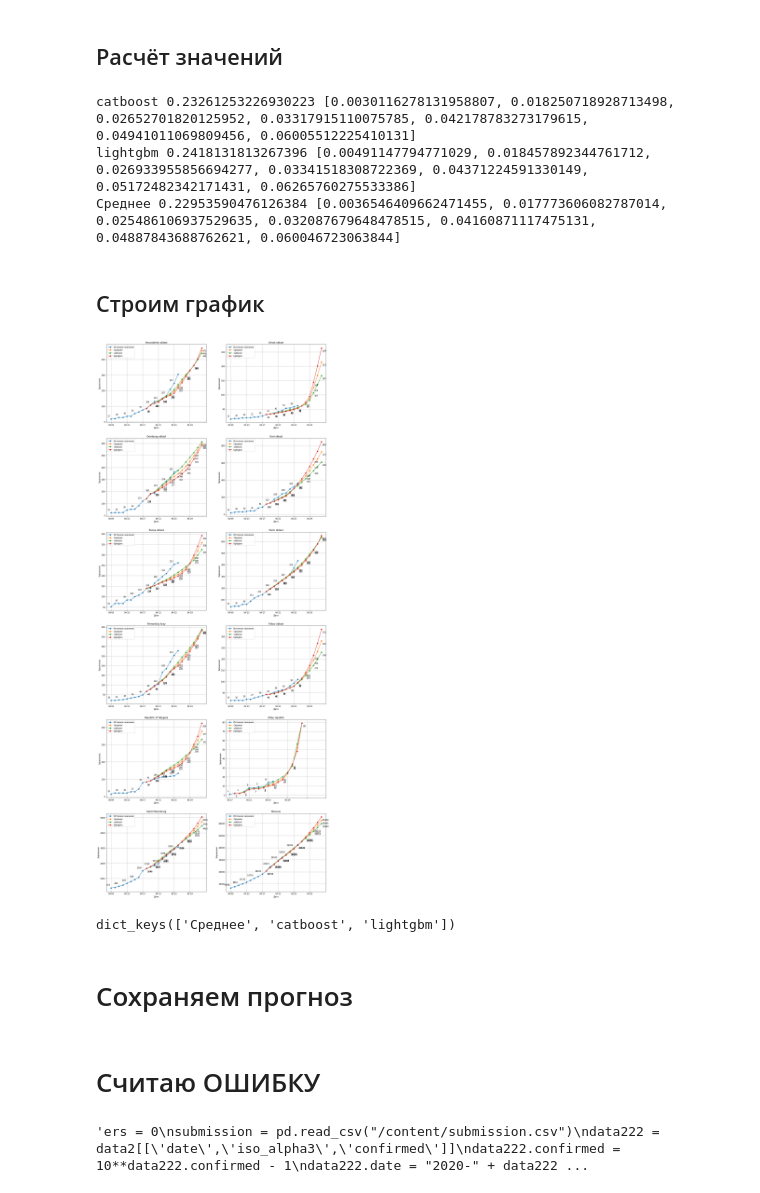
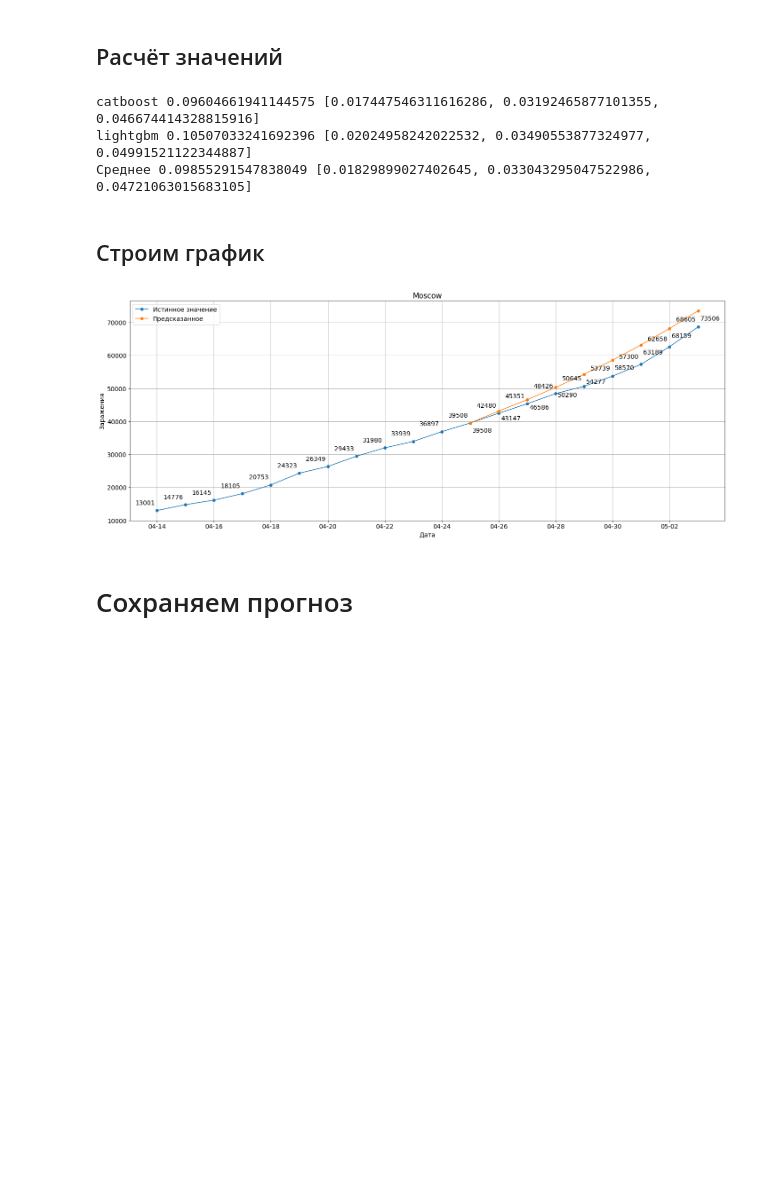
Before and after one commit to vlomme/sberbank-covid19-forecast-2020, a Jupyter notebook: covid_simple.ipynb, the cells around one changed output. Drawn from its saved outputs; the diff is of its cells as text; code cells hidden in the pictures; blank space fills up the shorter version.

```diff
--- a/covid_simple.ipynb
+++ b/covid_simple.ipynb
@@ -552,8 +540,6 @@ if Scale:
   data2.days_5 = data2.days_5/100
   data2.days_50 = data2.days_50/100
   data2.days_500 = data2.days_500/100
-  data2.days_8 = data2.days_8/100
-  data2.days_80 = data2.days_80/100
   data2.days_1_100 = data2.days_1_100/100
   data2.days_1_1000 = data2.days_1_1000/100
   data2.days_1_10000 = data2.days_1_10000/100
@@ -575,8 +561,8 @@ data2[data2.iso_alpha3 == "RUS"].iloc[70:75]
 # Отделяем данные на трейн и тест
 # %%
 #Выберите день начала приватных данных начиная с 1 марта
-days_x = 49
-iterat = 1000
+days_x = 56 #39
+iterat = 10
 #type_ans_delta - Предсказывать общее число, или изменение за день
 type_ans_delta = True
 
@@ -590,7 +576,7 @@ param_list =['countries', 'confirmed', 'deaths', 'iso_alpha3', 'delta_conf', 'de
               'pred_conf', 'pred_deaths', 'delta_conf1', 'delta_deaths1',
              'delta_conf_count',
              'delta_deaths2','delta_deaths3','delta_deaths4','delta_deaths5','delta_deaths6',
-             "isolation",
+
              'urban_pop_rate',
              'pred_conf-population_log',
              'population_log',
@@ -603,8 +589,6 @@ param_list =['countries', 'confirmed', 'deaths', 'iso_alpha3', 'delta_conf', 'de
              'days_5',
              'days_50',
              'days_500',
-             'days_8',
-             'days_80',
              'days_1_100',
              'days_1_1000',
              'days_1_10000',
@@ -886,7 +870,7 @@ model_Death["lightgbm"]  = lgb.train(params, d_train, iterat)
 # %%
 def plot_new(list_countries, Matrix, Death = False,subplot_x = 2, days_before = 10, point = True):
   dat2 = data2.copy()
-  plt.rcParams['figure.figsize'] = [20, len(list_countries)*20/subplot_x**2]
+  plt.rcParams['figure.figsize'] = [24, len(list_countries)*20/subplot_x**2]
   if log_labels:
     dat2.deaths = 10**dat2.deaths - 1
     dat2.confirmed = 10**dat2.confirmed - 1
@@ -896,6 +880,7 @@ def plot_new(list_countries, Matrix, Death = False,subplot_x = 2, days_before =
   for i, Country in enumerate(list_countries):
     plt.subplot(len(list_countries)// subplot_x + 1, subplot_x, i+1)
     yyy = dat2.loc[(dat2.iso_alpha3 == Country)&(dat2.confirmed>0)&(dat2.days_mart>=(days_x - days_before)/sc_days)]
+    yyy = yyy.loc[(yyy.days_mart<=(days_x + 7)/sc_days)]
     if Death:
       if point:
         plt.plot(yyy.date, yyy.deaths, label = "Истинное значение", marker='o')
@@ -954,7 +939,7 @@ def pred_score(predictions, day):
 #del model_Confirmed["Adaboost"]
 # %%
 # Сколько дней прогнозируем?
-days_prog = 14   #256
+days_prog = 8   #256
 podgon = True
 
 
@@ -990,8 +975,8 @@ for model_name in model_Confirmed:
     #prediction_confirmed = prediction_confirmed + new_data_list.delta_conf_sum
     #prediction_confirmed = prediction_confirmed + new_data_list.delta_conf1
     if podgon:
-      prediction_confirmed = prediction_confirmed*(0.95**(new_data_list.days_5.values*5))
-      prediction_Death = prediction_Death*(0.95**(new_data_list.days_5.values*5))
+      prediction_confirmed = prediction_confirmed*(0.95**(new_data_list.days_10.values*5))
+      prediction_Death = prediction_Death*(0.95**(new_data_list.days_10.values*5))
 
     if type_ans_delta:
       if log_labels:
@@ -1088,10 +1073,6 @@ for model_name in model_Confirmed:
       new_data_list.loc[new_data_list['days_50']>-100,'days_50'] += 1/sc_days
     if ('days_500' in new_data_list.columns):
       new_data_list.loc[new_data_list['days_500']>-100,'days_500'] += 1/sc_days
-    if ('days_8' in new_data_list.columns):
-      new_data_list.loc[new_data_list['days_8']>-100,'days_8'] += 1/sc_days
-    if ('days_80' in new_data_list.columns):
-      new_data_list.loc[new_data_list['days_80']>-100,'days_80'] += 1/sc_days
     if ('days_1_100' in new_data_list.columns):
       new_data_list.loc[new_data_list['days_1_100']>-100,'days_1_100'] += 1/sc_days
     if ('days_1_1000' in new_data_list.columns):
@@ -1139,10 +1120,7 @@ for model_name in model_Confirmed:
       new_data_list.loc[(new_data_list.days_50<1) & (prediction_confirmed > 50),"days_50"] = 1
     if ('days_500' in new_data_list.columns):
       new_data_list.loc[(new_data_list.days_500<1) & (prediction_confirmed > 500),"days_500"] = 1
-    if ('days_8' in new_data_list.columns):
-      new_data_list.loc[(new_data_list.days_8<1) & (prediction_confirmed > 8),"days_8"] = 1
-    if ('days_80' in new_data_list.columns):
-      new_data_list.loc[(new_data_list.days_80<1) & (prediction_confirmed > 80),"days_80"] = 1
+
   Matrix_confirmed[model_name] = pd.DataFrame(predictions_confirmed,columns = labels,index = data_list)
   Matrix_Death[model_name] = pd.DataFrame(predictions_Death,columns = labels,index = data_list)
   Matrix_confirmed["Среднее"] += Matrix_confirmed[model_name]
@@ -1157,39 +1135,35 @@ for i,(index, row) in enumerate(Matrix_confirmed["Среднее"].iterrows()):
     scores.append(score)
 print("Среднее", sum(scores), scores)
 # %% [output]
-catboost 0.23261253226930223 [0.0030116278131958807, 0.018250718928713498, 0.02652701820125952, 0.03317915110075785, 0.042178783273179615, 0.04941011069809456, 0.06005512225410131]
-lightgbm 0.2418131813267396 [0.00491147794771029, 0.018457892344761712, 0.026933955856694277, 0.03341518308722369, 0.04371224591330149, 0.05172482342171431, 0.06265760275533386]
-Среднее 0.22953590476126384 [0.0036546409662471455, 0.017773606082787014, 0.025486106937529635, 0.032087679648478515, 0.04160871117475131, 0.04887843688762621, 0.060046723063844]
+catboost 0.09604661941144575 [0.017447546311616286, 0.03192465877101355, 0.046674414328815916]
+lightgbm 0.10507033241692396 [0.02024958242022532, 0.03490553877324977, 0.04991521122344887]
+Среднее 0.09855291547838049 [0.01829899027402645, 0.033043295047522986, 0.04721063015683105]
 # %% [markdown]
 ## Строим график
 # %%
 # Создаём список стран
-list_countries = countries.iso_alpha3.to_list()[-100:-90]
-#list_countries = []
-list_countries.extend(["RU-SPE","RU-MOW"])
+#list_countries = countries.iso_alpha3.to_list()[-100:-90]
+list_countries = []
+list_countries.extend(["RU-MOW"])
 #list_countries.extend(["RUS","FRA","ITA","CHN","KOR","USA"])
 # Количество графиков в строке
-subplot_x = 2
+subplot_x = 1
 # Отмечать точки
 point = True
 
 #За сколько дней до начала прогноза
-days_before = 10
+days_before = 12
 
 #Строим для заражений, или смертей
 death_bool = False
 if death_bool:
   Matrix = Matrix_Death
 else:
   Matrix = Matrix_confirmed
-#Matrix = {"Предсказанное": Matrix["Adaboost"]}
+Matrix = {"Предсказанное": Matrix["lightgbm"]}
 plot_new(list_countries, Matrix, death_bool, subplot_x, days_before, point)
 # %% [output]
-[figure, old version]
+[figure, new version]
-# %%
-Matrix_confirmed.keys()
-# %% [output]
-dict_keys(['Среднее', 'catboost', 'lightgbm'])
 # %% [markdown]
 # Сохраняем прогноз
 # %%
@@ -1204,19 +1178,0 @@ ans.sort_values(by=['region', 'date']).to_csv('submission.csv', index=False)
-# %% [markdown]
-# Считаю ОШИБКУ
-# %%
-"""ers = 0
-submission = pd.read_csv("/content/submission.csv")
-data222 = data2[['date','iso_alpha3','confirmed']]
-data222.confirmed = 10**data222.confirmed - 1
-data222.date = "2020-" + data222.date
-submission = submission.merge(data222, how = 'left', left_on=('date','region'), right_on=('date','iso_alpha3'))
-submission = submission[submission.confirmed>0]
-submission = submission.loc[submission.region.str.contains('-')]
-for i in ['2020-04-20','2020-04-21','2020-04-22','2020-04-23','2020-04-24','2020-04-25','2020-04-26']:
-  sub = submission[submission.date == i]
-  er = np.mean(np.abs(np.log10((sub.confirmed.values+1)/(sub.prediction_confirmed.values+1))))
-  ers += er
-  print(i, er)
-print("Общая", ers)"""
-# %% [output]
-'ers = 0\nsubmission = pd.read_csv("/content/submission.csv")\ndata222 = data2[[\'date\',\'iso_alpha3\',\'confirmed\']]\ndata222.confirmed = 10**data222.confirmed - 1\ndata222.date = "2020-" + data222 ...
```
Also changed, not shown: parts of 31 cells of this notebook.
